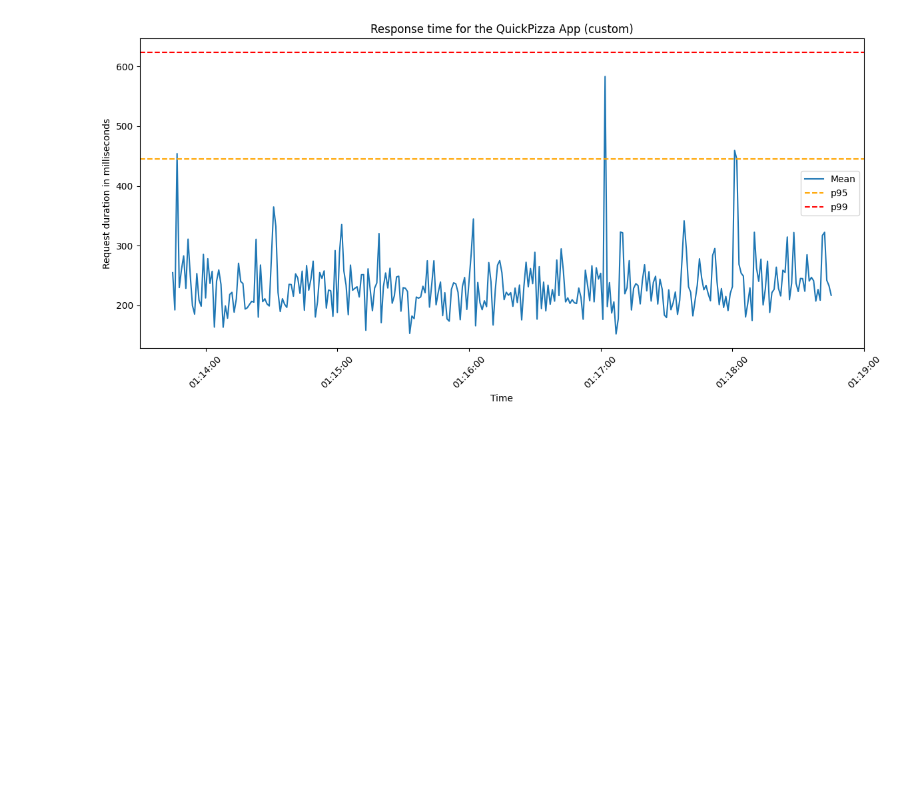
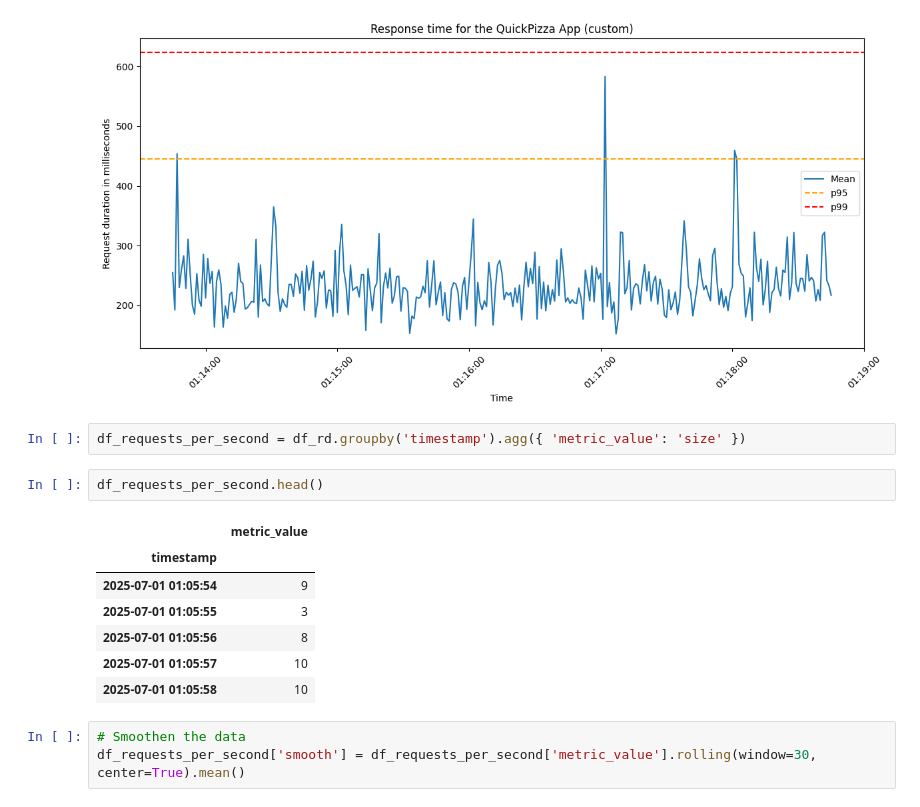
Before and after one commit to Tracing-Performance-Labs/custom-collector-benchmarks, a Jupyter notebook: basic.ipynb, the cells around one changed output. Cells and saved outputs as stored; diff of their text form; blank space fills up the shorter version.

```diff
--- a/basic.ipynb
+++ b/basic.ipynb
@@ -94,3 +84,18 @@ plt.tight_layout()
 plt.show()
 # %% [output]
 [figure]
+# %%
+df_requests_per_second = df_rd.groupby('timestamp').agg({ 'metric_value': 'size' })
+# %%
+df_requests_per_second.head()
+# %% [output]
+|  | metric_value |
+| timestamp |  |
+| 2025-07-01 01:05:54 | 9 |
+| 2025-07-01 01:05:55 | 3 |
+| 2025-07-01 01:05:56 | 8 |
+| 2025-07-01 01:05:57 | 10 |
+| 2025-07-01 01:05:58 | 10 |
+# %%
+# Smoothen the data
+df_requests_per_second['smooth'] = df_requests_per_second['metric_value'].rolling(window=30, center=True).mean()
```
Also changed, not shown: parts of 3 cells of this notebook.
